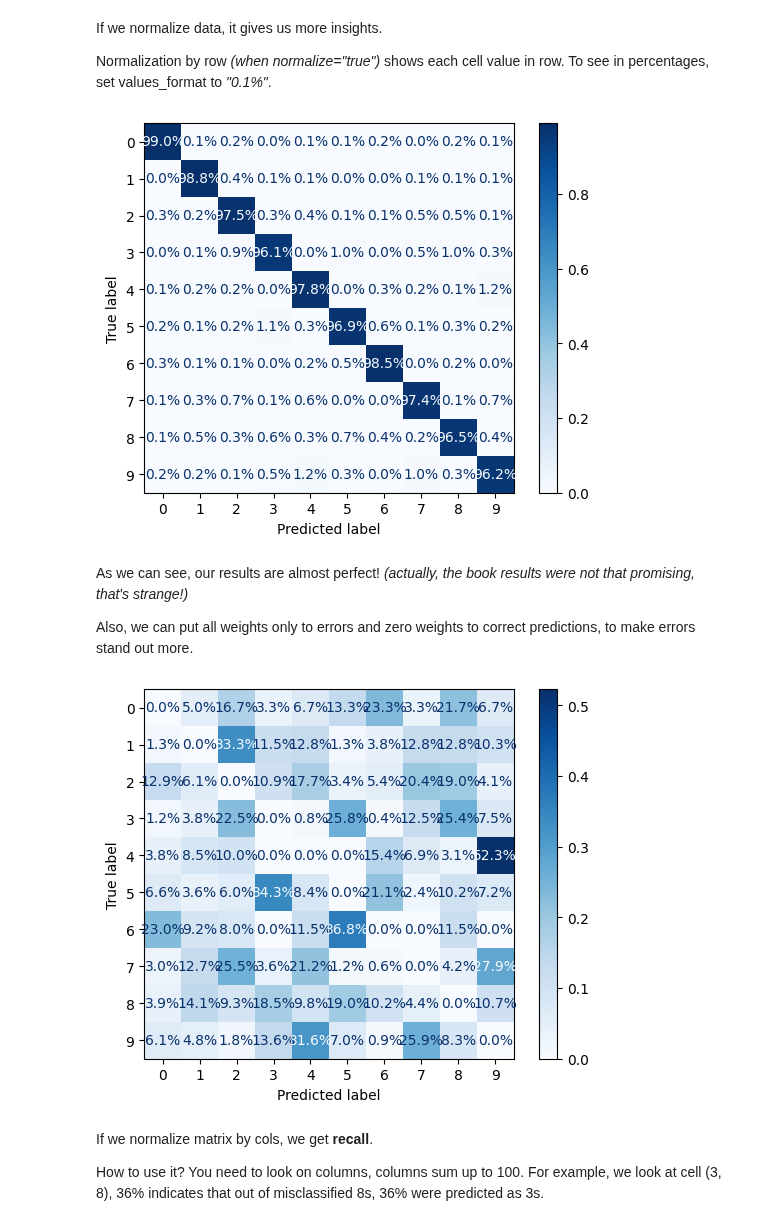
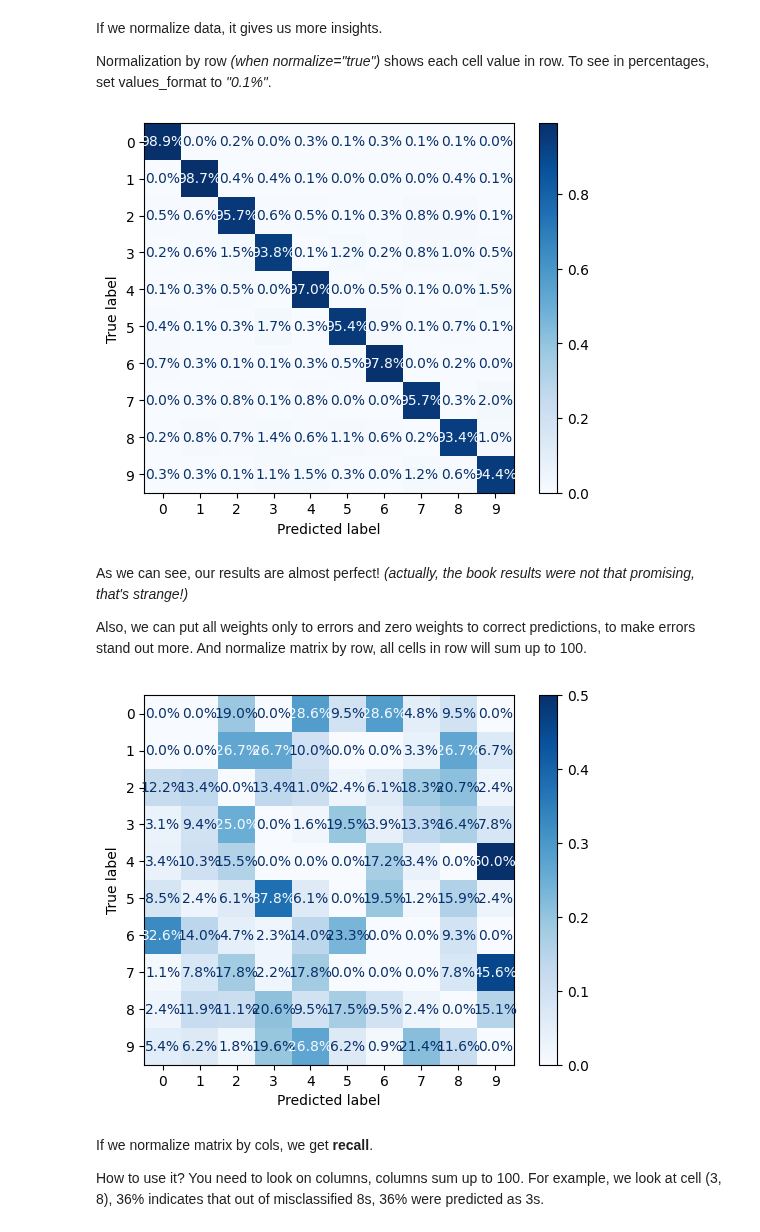
Before and after one commit to yeghor/Learning-Machine-Learning, a Jupyter notebook: jupyter_notes/Classification-2.ipynb, the cells around one changed output. Cells and saved outputs as stored; diff of their text form; code cells hidden in the pictures.

```diff
--- a/jupyter_notes/Classification-2.ipynb
+++ b/jupyter_notes/Classification-2.ipynb
@@ -498 +487,9 @@ Now, we can build pretty confusion matrix, using ConfusionMatrixDisplay.
+# %%
+# May run more than 10 mins
+from sklearn.metrics import ConfusionMatrixDisplay
+
+y_train_svm = y_train[:20000]
+X_train_svm = X_train[:20000]
+
+y_train_predictions_svm = cross_val_predict(svm_clf, X_train_svm, y_train_svm, cv=2)
 # %%
@@ -505,20 +502,20 @@ If we normalize data, it gives us more insights.
 
 Normalization by row _(when normalize="true")_ shows each cell value in row. To see in percentages, set values_format to _"0.1%"_.
 # %%
-conf_matrix_normalized = ConfusionMatrixDisplay.from_predictions(y_train, y_train_predictions, normalize="true", values_format="0.1%", cmap="Blues")
+conf_matrix_normalized = ConfusionMatrixDisplay.from_predictions(y_train_svm, y_train_predictions_svm, normalize="true", values_format="0.1%", cmap="Blues")
 plt.show()
 # %% [output]
-[figure, old version]
+[figure, new version]
 # %% [markdown]
 As we can see, our results are almost perfect! _(actually, the book results were not that promising, that's strange!)_
 
-Also, we can put all weights only to errors and zero weights to correct predictions, to make errors stand out more.
+Also, we can put all weights only to errors and zero weights to correct predictions, to make errors stand out more. And normalize matrix by row, all cells in row will sum up to 100.
 # %%
-sample_weights = (y_train_predictions != y_train)
+sample_weights = (y_train_predictions_svm != y_train_svm)
 
-conf_matrix_error_normalized = ConfusionMatrixDisplay.from_predictions(y_train, y_train_predictions, sample_weight=sample_weights, normalize="true", values_format="0.1%", cmap="Blues")
+conf_matrix_error_normalized = ConfusionMatrixDisplay.from_predictions(y_train_svm, y_train_predictions_svm, sample_weight=sample_weights, normalize="true", values_format="0.1%", cmap="Blues")
 # %% [output]
-[figure, old version]
+[figure, new version]
 # %% [markdown]
 If we normalize matrix by cols, we get **recall**.
 
```
Also changed, not shown: parts of 9 cells of this notebook.
